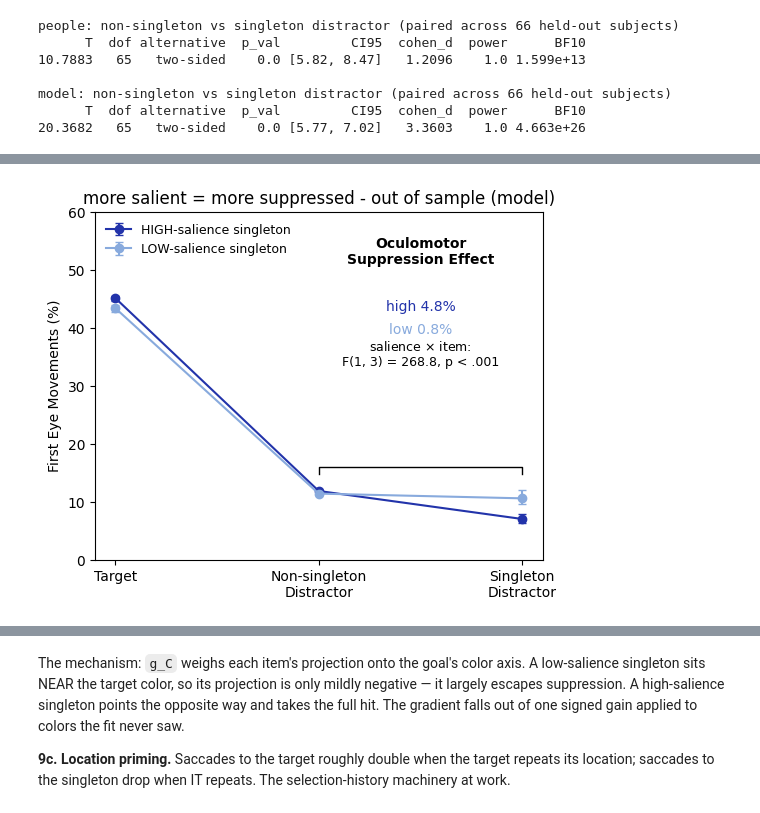
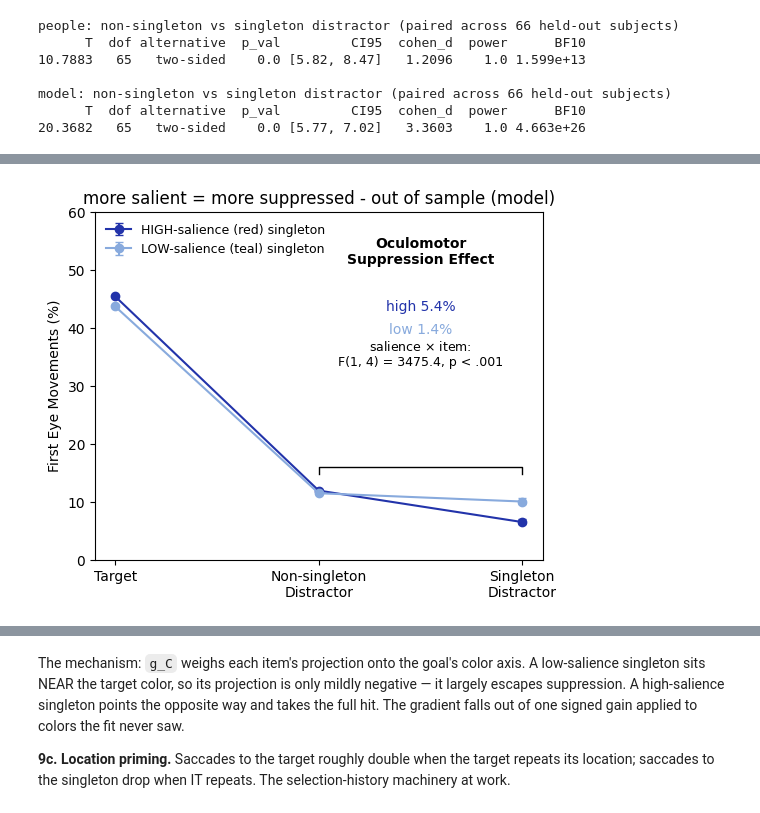
Before and after one commit to HanZhang-psych/Ego-Spatial-Sense, a Jupyter notebook: Visual-Search/tutorial_visual_search.ipynb, the cells around one changed output, grey strips where cells are left out. Drawn from its saved outputs; the diff is of its cells as text; code cells hidden in the pictures.

```diff
--- a/Visual-Search/tutorial_visual_search.ipynb
+++ b/Visual-Search/tutorial_visual_search.ipynb
@@ -943,47 +944,38 @@ file is not in the repo.)
 # %%
-# (salience condition, target color, singleton color, n, observed sing %)
-# schematic colors (a red vs a less-red family), NOT Stilwell's exact
-# CIE colors - the aim is the qualitative gradient, not their numbers
-PAIRS = [("high", "blue", "red",  2158,  7.0),
-         ("low",  "blue", "teal", 2157, 11.0),
-         ("high", "pink", "blue", 2160,  7.6),
-         ("low",  "pink", "red",  2153,  9.3),
-         ("high", "red",  "blue", 2159,  8.1),
-         ("low",  "red",  "pink", 2160, 14.8),
-         ("high", "teal", "pink", 1887,  5.4),
-         ("low",  "teal", "blue", 1889, 10.5)]
+# one condition pair (schematic colors, NOT Stilwell's exact CIE
+# colors - the aim is the qualitative gradient): BLUE target with a
+# RED singleton (high salience: far from blue) vs a TEAL singleton
+# (low salience: near blue). Channels come out of channel_maps in
+# greyscale, the training units.
+TC = "blue"
+COND = {"high": "red", "low": "teal"}
 
-# sense the SAME construction per Stilwell color pair - the
-# channels come out in greyscale, the training units (weaker colors
-# simply sense below full scale)
-def item_rates(tc, sc_):
-    """Model landing probabilities for the three item types -
-    target, non-singleton (average), singleton - averaged over the
-    five singleton positions (target slot 1, zero histories)."""
-    acc = np.zeros(3)
-    for sl in range(2, 7):
-        ch = channel_maps(display_for(6, 1, sl, tc, sc_), tc)
-        F_ = []
-        for i_, (py_, px_) in enumerate(centers(6)):
-            sv = ch[:, py_, px_].float()
-            F_.append(learned["g_C"]*sv[0] + learned["g_F"]*sv[1])
-        p = torch.softmax(torch.stack(F_)[None], 1)[0]
-        pt, ps = p[0].item(), p[sl - 1].item()
-        acc += [pt, (1 - pt - ps) / 4, ps]
-    return acc / 5 * 100
+def item_rates(sc_, sl):
+    """One display -> model landing probabilities (%) for the
+    target, the non-singleton average, and the singleton
+    (target slot 1, singleton at slot sl, zero histories)."""
+    ch = channel_maps(display_for(6, 1, sl, TC, sc_), TC)
+    F_ = []
+    for i_, (py_, px_) in enumerate(centers(6)):
+        sv = ch[:, py_, px_].float()
+        F_.append(learned["g_C"]*sv[0] + learned["g_F"]*sv[1])
+    p = torch.softmax(torch.stack(F_)[None], 1)[0]
+    pt, ps = p[0].item(), p[sl - 1].item()
+    return pt * 100, (1 - pt - ps) / 4 * 100, ps * 100
 
 rows_ = []
-for sal, tc, sc_, n, obs in PAIRS:
-    t_r, ns_r, s_r = item_rates(tc, sc_)
-    rows_.append((sal, tc, t_r, ns_r, s_r))
-res = pd.DataFrame(rows_, columns=["sal", "tc", "t", "ns", "s"])
+for sal, sc_ in COND.items():
+    for sl in range(2, 7):                 # five singleton positions
+        t_r, ns_r, s_r = item_rates(sc_, sl)
+        rows_.append((sal, sl, t_r, ns_r, s_r))
+res = pd.DataFrame(rows_, columns=["sal", "pos", "t", "ns", "s"])
 
 # suppression difference across salience = the salience x item-type
 # interaction: 2 (high/low) x 2 (non-singleton/singleton)
-# repeated-measures ANOVA, target color as the unit
-long = res.melt(id_vars=["sal", "tc"], value_vars=["ns", "s"],
+# repeated-measures ANOVA, singleton position as the unit
+long = res.melt(id_vars=["sal", "pos"], value_vars=["ns", "s"],
                 var_name="item", value_name="rate")
-aov = pg.rm_anova(dv="rate", within=["sal", "item"], subject="tc",
+aov = pg.rm_anova(dv="rate", within=["sal", "item"], subject="pos",
                   data=long, detailed=True)
 
 order = ["t", "ns", "s"]
@@ -998,35 +990,35 @@ for sal, c_ in (("high", "#2233aa"), ("low", "#88aadd")):
     lo, hi = np.percentile(g_.values[idx_b].mean(1), [2.5, 97.5], axis=0)
     plt.errorbar(x, y, yerr=np.stack([y - lo, hi - y]), color=c_,
                  marker="o", ms=6, capsize=3, lw=1.5,
-                 label=f"{sal.upper()}-salience singleton")
+                 label=f"{sal.upper()}-salience ({COND[sal]}) singleton")
     supp_[sal] = y[1] - y[2]
 # the suppression bracket: non-singleton vs singleton distractor
 top = res.ns.max() + 4
 plt.plot([1, 1, 2, 2], [top - 1.2, top, top, top - 1.2], "k-", lw=1)
 irow = aov[aov.Source == "sal * item"].iloc[0]
 plt.text(1.5, 51, "Oculomotor\nSuppression Effect", ha="center",
          fontsize=10, fontweight="bold")
 plt.text(1.5, 43, f"high {supp_['high']:.1f}%", ha="center",
          fontsize=10, color="#2233aa")
 plt.text(1.5, 39, f"low {supp_['low']:.1f}%", ha="center",
          fontsize=10, color="#88aadd")
 p_i = irow["p_unc"]
 plt.text(1.5, 33.5, "salience $\\times$ item:\n"
          f"F({int(irow.ddof1)}, {int(irow.ddof2)}) = {irow.F:.1f}, "
          + ("p < .001" if p_i < .001 else f"p = {p_i:.3f}"),
          ha="center", fontsize=9)
 plt.xticks(x, ["Target", "Non-singleton\nDistractor",
                "Singleton\nDistractor"])
 plt.ylabel("First Eye Movements (%)")
 plt.ylim(0, 60)
 plt.legend(loc="upper left", frameon=False, fontsize=9)
 plt.title("more salient = more suppressed - out of sample (model)")
 plt.tight_layout()
 plt.show()
 
-print("model rates per color pair (%):")
+print("model rates per singleton position (%):")
 print(res.round(1).to_string(index=False), "\n")
-print("2 x 2 repeated-measures ANOVA (unit: the four target colors)")
+print("2 x 2 repeated-measures ANOVA (unit: the five singleton positions)")
 print(aov.round(4).to_string(index=False))
 # %% [output]
-[figure, old version]
+[figure, new version]
```
Also changed, not shown: parts of 2 cells of this notebook.
